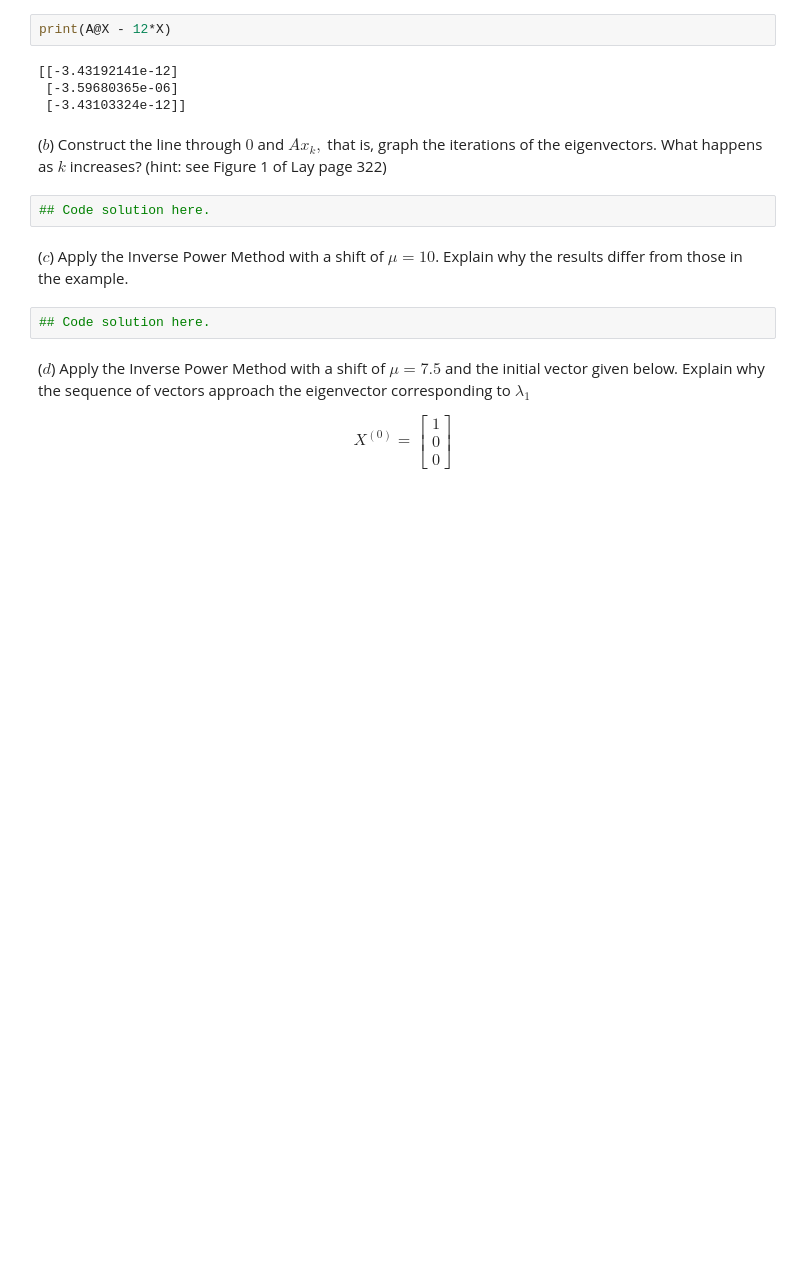
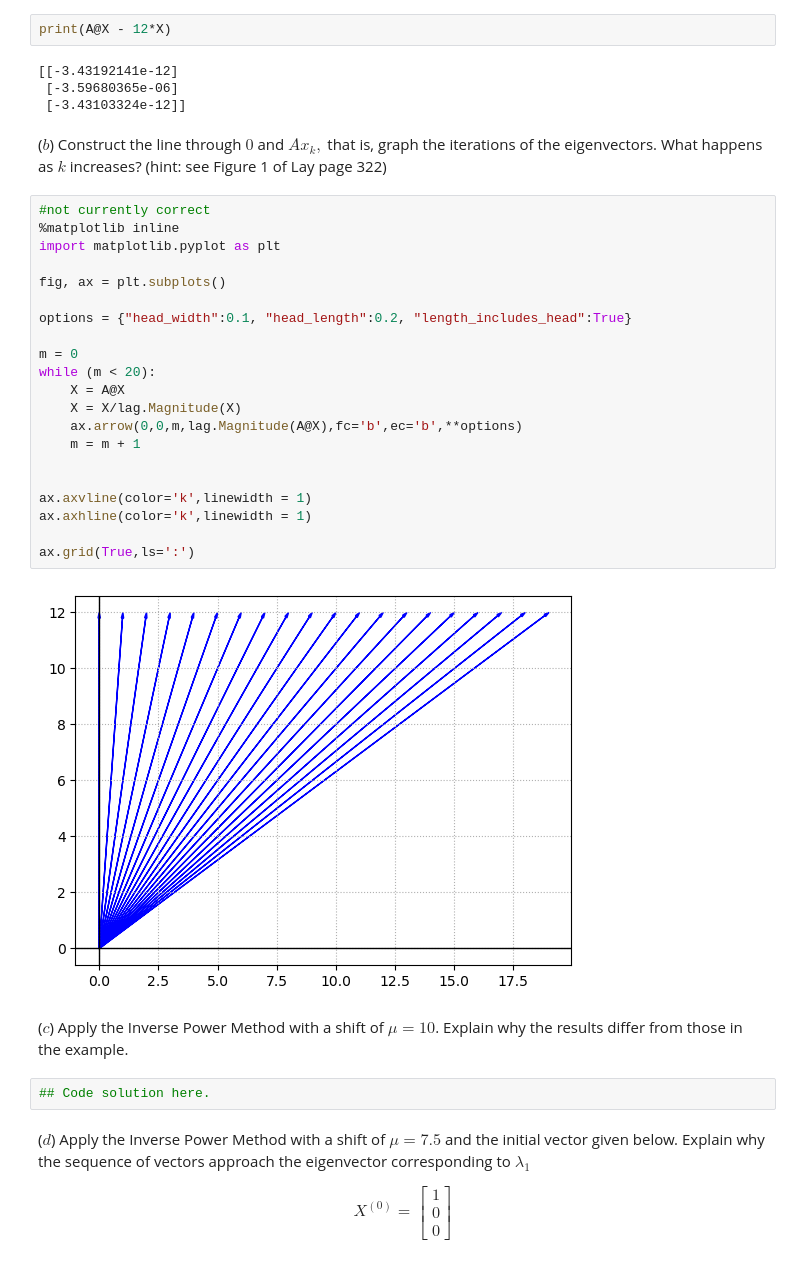
Before and after one commit to bruce455/LA-Project, a Jupyter notebook: Approximating_Eigenvalues_Eigenvectors.ipynb, the cells around one changed output. Drawn from its saved outputs; the diff is of its cells as text; blank space fills up the shorter version.

Commit message:
adding graph to exercise 1

```diff
--- a/Approximating_Eigenvalues_Eigenvectors.ipynb
+++ b/Approximating_Eigenvalues_Eigenvectors.ipynb
@@ -364,8 +418,29 @@ print(A@X - 12*X)
  [-3.43103324e-12]]
 # %% [markdown]
 ($b$) Construct the line through $0$ and $Ax_k,$ that is, graph the iterations of the eigenvectors. What happens as $k$ increases? (hint: see Figure 1 of Lay page 322)
-# %%
-## Code solution here.
+# %%
+#not currently correct
+%matplotlib inline
+import matplotlib.pyplot as plt
+
+fig, ax = plt.subplots()
+
+options = {"head_width":0.1, "head_length":0.2, "length_includes_head":True}
+
+m = 0
+while (m < 20):
+    X = A@X
+    X = X/lag.Magnitude(X)
+    ax.arrow(0,0,m,lag.Magnitude(A@X),fc='b',ec='b',**options)
+    m = m + 1
+
+
+ax.axvline(color='k',linewidth = 1)
+ax.axhline(color='k',linewidth = 1)
+
+ax.grid(True,ls=':')
+# %% [output]
+[figure, added]
 # %% [markdown]
 ($c$) Apply the Inverse Power Method with a shift of $\mu = 10$.  Explain why the results differ from those in the example.
 # %%
```
Also changed, not shown: parts of 5 cells of this notebook.
